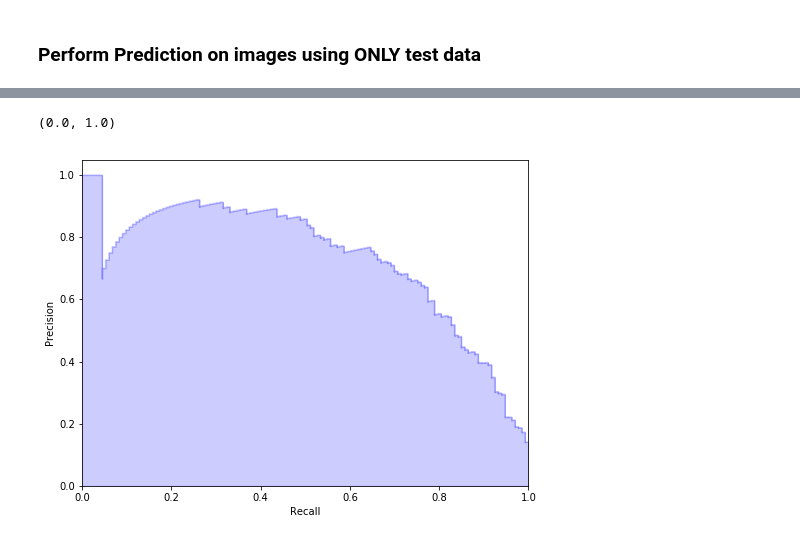
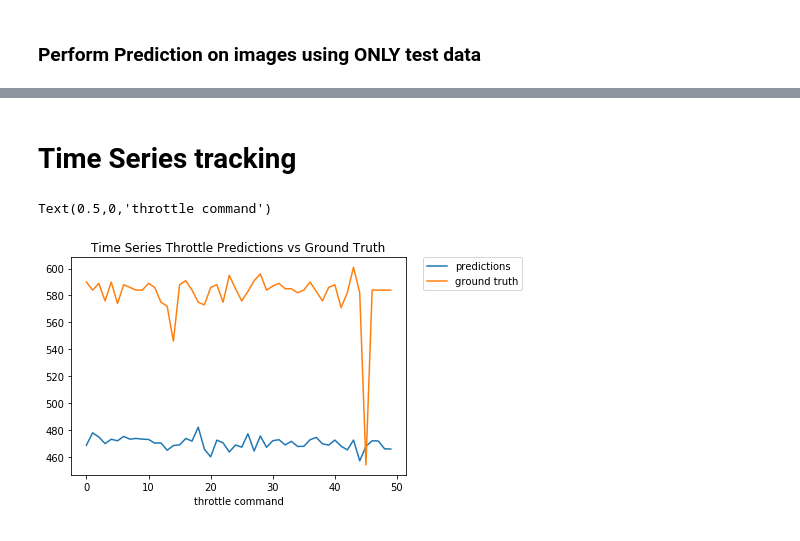
Before and after one commit to tall-josh/fyp_diy_robo_car, a Jupyter notebook: end2end/tf_end2end.ipynb, the cells around one changed output, grey strips where cells are left out. Cells and saved outputs as stored; diff of their text form; code cells hidden in the pictures.

```diff
--- a/end2end/tf_end2end.ipynb
+++ b/end2end/tf_end2end.ipynb
@@ -368,19 +208,12 @@ plt.savefig(f"fig_{i}")
-# %%
-class_idx = 3
-fig = plt.figure(figsize=(8,6))
-plt.step(recall[class_idx], precision[class_idx], color='b', alpha=0.2,
-         where='post')
-plt.fill_between(recall[class_idx], precision[class_idx], step='post', alpha=0.2,
-                 color='b')
-
-plt.xlabel('Recall')
-plt.ylabel('Precision')
-plt.ylim([0.0, 1.05])
-plt.xlim([0.0, 1.0])
-# plt.title(
-#     'Average precision score, micro-averaged over all classes: AP={0:0.2f}'
-#     .format(average_precision["micro"]))
-#plt.savefig(f"fig_{i}")
-# %% [output]
-(0.0, 1.0)
-[figure, removed]
+# %% [markdown]
+# Time Series tracking
+# %%
+plt.plot(throttle["preds"], label="predictions")
+plt.plot(throttle["annos"], label="ground truth")
+plt.legend(bbox_to_anchor=(1.05, 1), loc=2, borderaxespad=0.)
+plt.title("Time Series Throttle Predictions vs Ground Truth")
+plt.xlabel("time (frames)")
+plt.xlabel("throttle command")
+# %% [output]
+Text(0.5,0,'throttle command')
+[figure, added]
```
Also changed, not shown: parts of 28 cells of this notebook, 20 other files.
